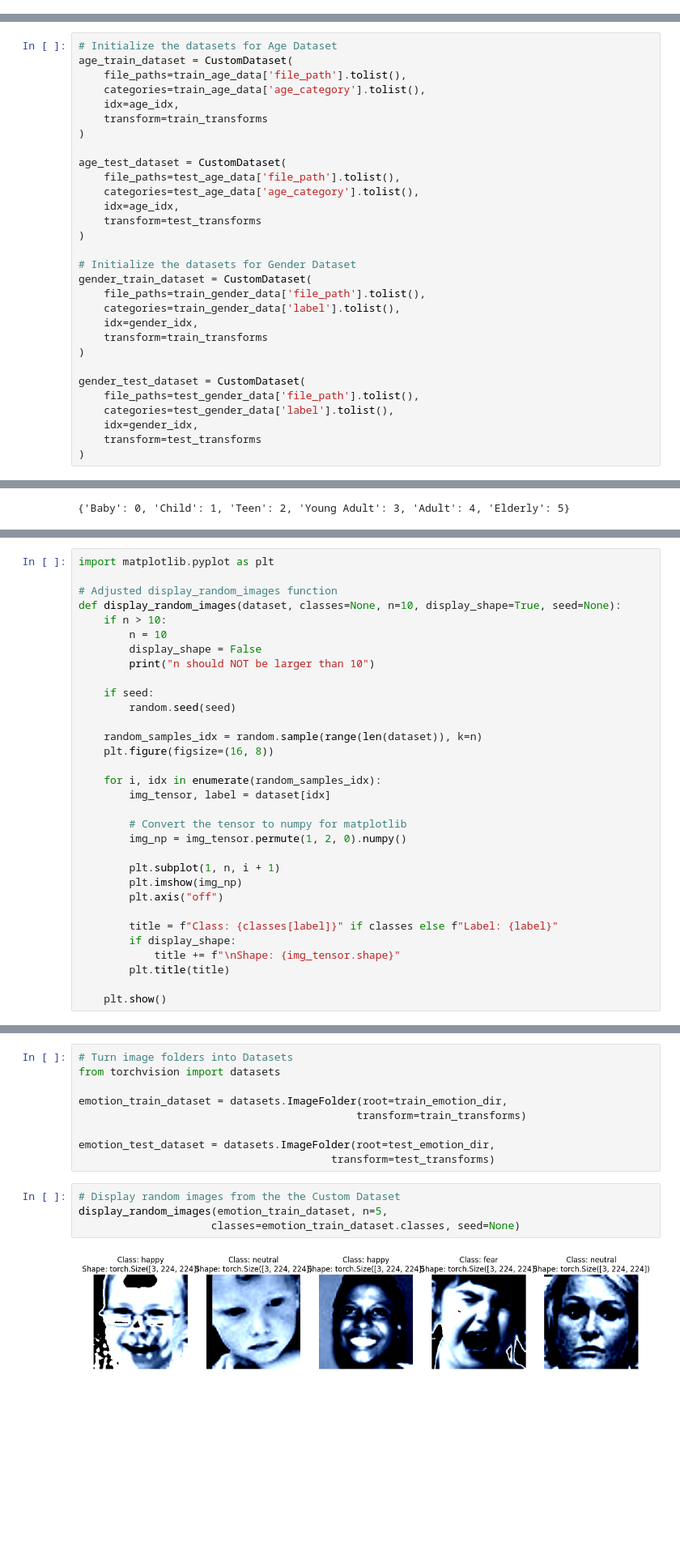
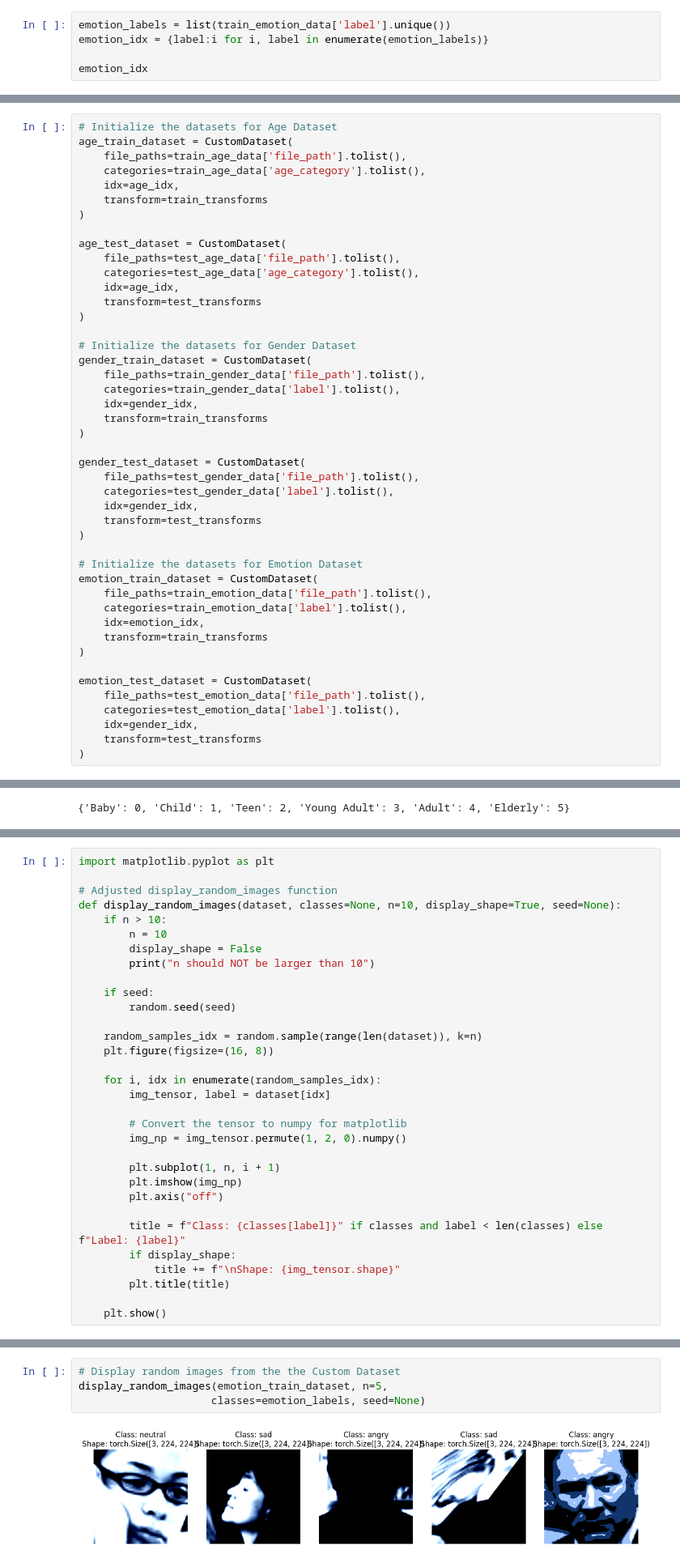
Before and after one commit to fatimagulomova/iu-projects, a Jupyter notebook: DLBAIPEAI/age-gender-expression-recognizer.ipynb, the cells around one changed output, grey strips where cells are left out. Shown at 81% size. Drawn from its saved outputs; the diff is of its cells as text; blank space fills up the shorter version.

Commit message:
Kaggle Notebook |  Age, Gender & Expression Recognizer  | Version 9

```diff
--- a/DLBAIPEAI/age-gender-expression-recognizer.ipynb
+++ b/DLBAIPEAI/age-gender-expression-recognizer.ipynb
@@ -286,0 +450,5 @@ gender_idx
+# %%
+emotion_labels = list(train_emotion_data['label'].unique())
+emotion_idx = {label:i for i, label in enumerate(emotion_labels)}
+
+emotion_idx
@@ -314,6 +484,21 @@ gender_test_dataset = CustomDataset(
     idx=gender_idx,
     transform=test_transforms
 )
+
+# Initialize the datasets for Emotion Dataset
+emotion_train_dataset = CustomDataset(
+    file_paths=train_emotion_data['file_path'].tolist(),
+    categories=train_emotion_data['label'].tolist(),
+    idx=emotion_idx,
+    transform=train_transforms
+)
+
+emotion_test_dataset = CustomDataset(
+    file_paths=test_emotion_data['file_path'].tolist(),
+    categories=test_emotion_data['label'].tolist(),
+    idx=gender_idx,
+    transform=test_transforms
+)
 # %%
 # Test the training dataset
 img, label_idx = age_train_dataset[0]
@@ -410,7 +620,7 @@ def display_random_images(dataset, classes=None, n=10, display_shape=True, seed=
         plt.imshow(img_np)
         plt.axis("off")
 
-        title = f"Class: {classes[label]}" if classes else f"Label: {label}"
+        title = f"Class: {classes[label]}" if classes and label < len(classes) else f"Label: {label}"
         if display_shape:
             title += f"\nShape: {img_tensor.shape}"
         plt.title(title)
@@ -433,15 +641,6 @@ display_random_images(gender_train_dataset, n=5,
-# %%
-# Turn image folders into Datasets
-from torchvision import datasets
-
-emotion_train_dataset = datasets.ImageFolder(root=train_emotion_dir,
-                                            transform=train_transforms)
-
-emotion_test_dataset = datasets.ImageFolder(root=test_emotion_dir,
-                                        transform=test_transforms)
 # %%
 # Display random images from the the Custom Dataset
 display_random_images(emotion_train_dataset, n=5,
-                     classes=emotion_train_dataset.classes, seed=None)
+                     classes=emotion_labels, seed=None)
 # %% [output]
-[figure, old version]
+[figure, new version]
```
Also changed, not shown: parts of 45 cells of this notebook.
